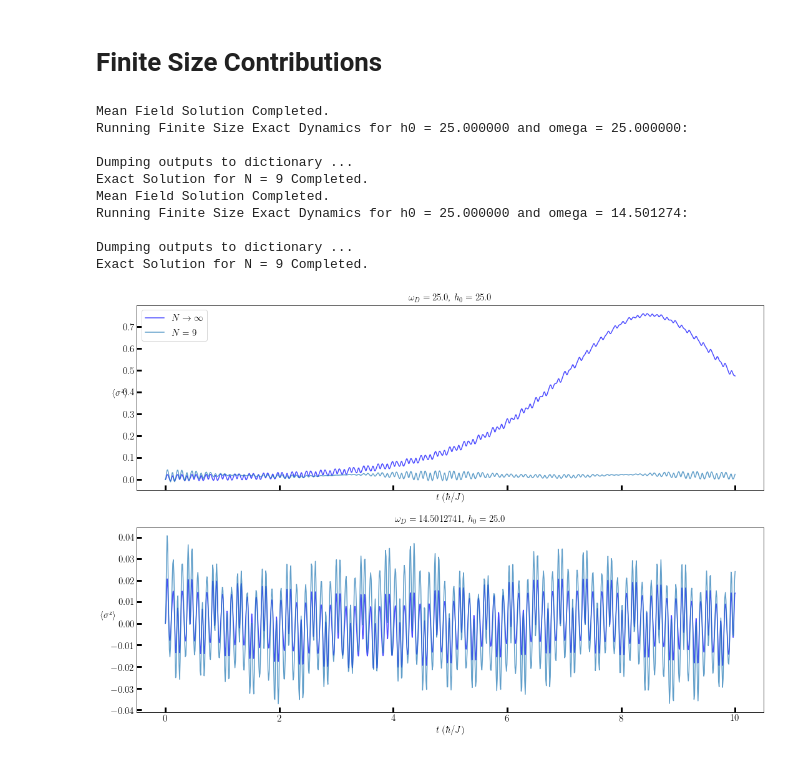
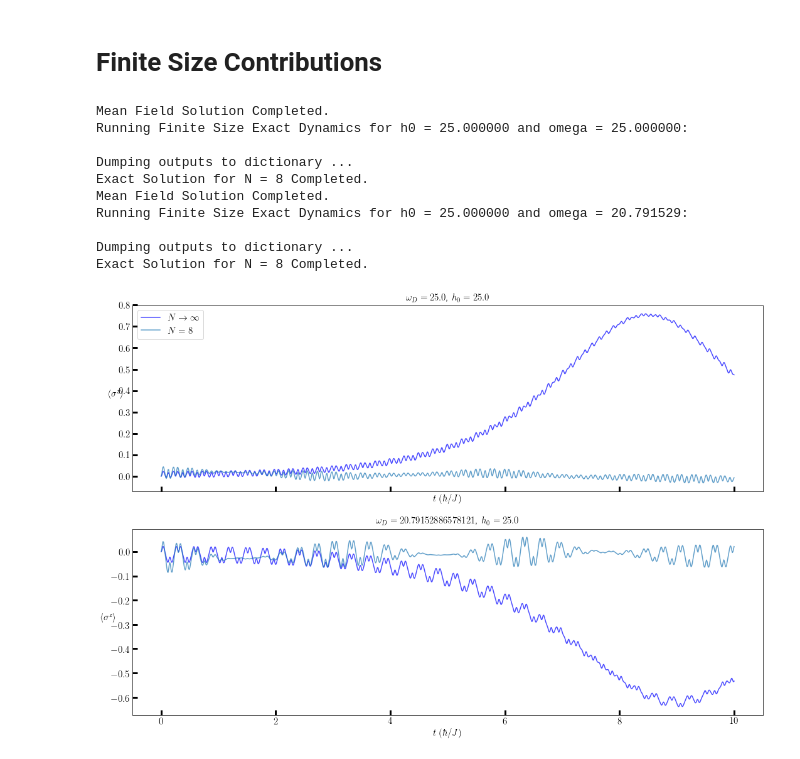
Before and after one commit to deyh2020/periodic_lipkin, a Jupyter notebook: lipkin.ipynb, the cells around one changed output. Cells and saved outputs as stored; diff of their text form; code cells hidden in the pictures.

```diff
--- a/lipkin.ipynb
+++ b/lipkin.ipynb
@@ -301,8 +291,12 @@ t = np.linspace(0, 10, 10000)
 t_exact = np.linspace(0, 10, 1000)
 
 h0 = 25.0
-finite_sizes = 9
-omegas = [h0, 14.5012741]
+finite_sizes = 8
+
+eta = 2.40482555769577
+
+omegas = [h0, 2 * h0/eta]
+
 fig, axs = plt.subplots(len(omegas), 1, sharex='col', figsize=(18,12))
 
 def mf_jac (psi, t, h0, omega):
@@ -324,43 +318,46 @@ def tls_func (psi, t, h0, omega):
 def exact_dynamics(p):
     h = cp.Hamiltonian(p)
     initstate =  np.ones(2**p.lattice_size, dtype="float64")/np.sqrt(2**p.lattice_size)
+    #initstate = np.zeros(2**p.lattice_size)
+    #initstate[0] = 1.0
     return cp.run_dyn(p, initstate)
 
 #Start from eigenstate of sx
 evals, evecs = eig((1j) * tls_jac(None, 0.0, 0.0, 0.0))
 psi0 = evecs[:,np.argmin(evals)].copy()
+#psi0 = np.array([1 + (1j) * 0, 0 + (1j) * 0])
 
 for i, w in enumerate(omegas):
     # Set up the inputs and call odeintw to solve the mean field system.
     sol_mf = odeintw(mf_func, psi0, t, args=(h0, w), Dfun=mf_jac)
     #calculate expectation values
     mz_mf = np.einsum("ij,jk,ik->i", sol_mf.conjugate(), sz, sol_mf)
     print("Mean Field Solution Completed.")
 
     axs[i].set_title(r"$\omega_D = {}$, ".format(w) + r"$h_0 = {}$ ".format(h0), fontsize=fs)
     axs[i].set_xlabel(r'$t\;(\hbar/J)$',fontsize=fs)
     axs[i].set_ylabel(r'$\langle\sigma^z\rangle$',fontsize=fs, rotation=0)
     axs[i].tick_params(direction='in', length=8, width=3, labelsize=fs)
     axs[i].plot(t, mz_mf.real, 'b', label = r"$N\to\infty$", alpha=0.7)
     print("Running Finite Size Exact Dynamics for h0 = %f and omega = %f:"%(h0, w))
     n = finite_sizes
     J = np.ones(n**2).reshape(n,n) * 2.0 / (n-1)
     # Set up the inputs and call curie_weiss_periodic to solve the exact system.
     p = cp.ParamData(hopmat = J, lattice_size=n, omega=w, times=t_exact, hx=0.0, hy=0.0, hz=-h0, jx=-1.0, jy=0.0, jz=0.0)
     ed_data = exact_dynamics(p)
     print("Exact Solution for N = %d Completed." % n)
     axs[i].plot(t_exact, np.real(ed_data["sz"]), label = r"$N = %d$" % n, alpha=0.7)
 
 legend0 = axs[0].legend(prop={'size': fs})
 # %% [output]
 Mean Field Solution Completed.
 Running Finite Size Exact Dynamics for h0 = 25.000000 and omega = 25.000000:
 
 Dumping outputs to dictionary ...
-Exact Solution for N = 9 Completed.
+Exact Solution for N = 8 Completed.
 Mean Field Solution Completed.
-Running Finite Size Exact Dynamics for h0 = 25.000000 and omega = 14.501274:
+Running Finite Size Exact Dynamics for h0 = 25.000000 and omega = 20.791529:
 
 Dumping outputs to dictionary ...
-Exact Solution for N = 9 Completed.
+Exact Solution for N = 8 Completed.
-[figure, old version]
+[figure, new version]
```
Also changed, not shown: parts of 3 cells of this notebook.
